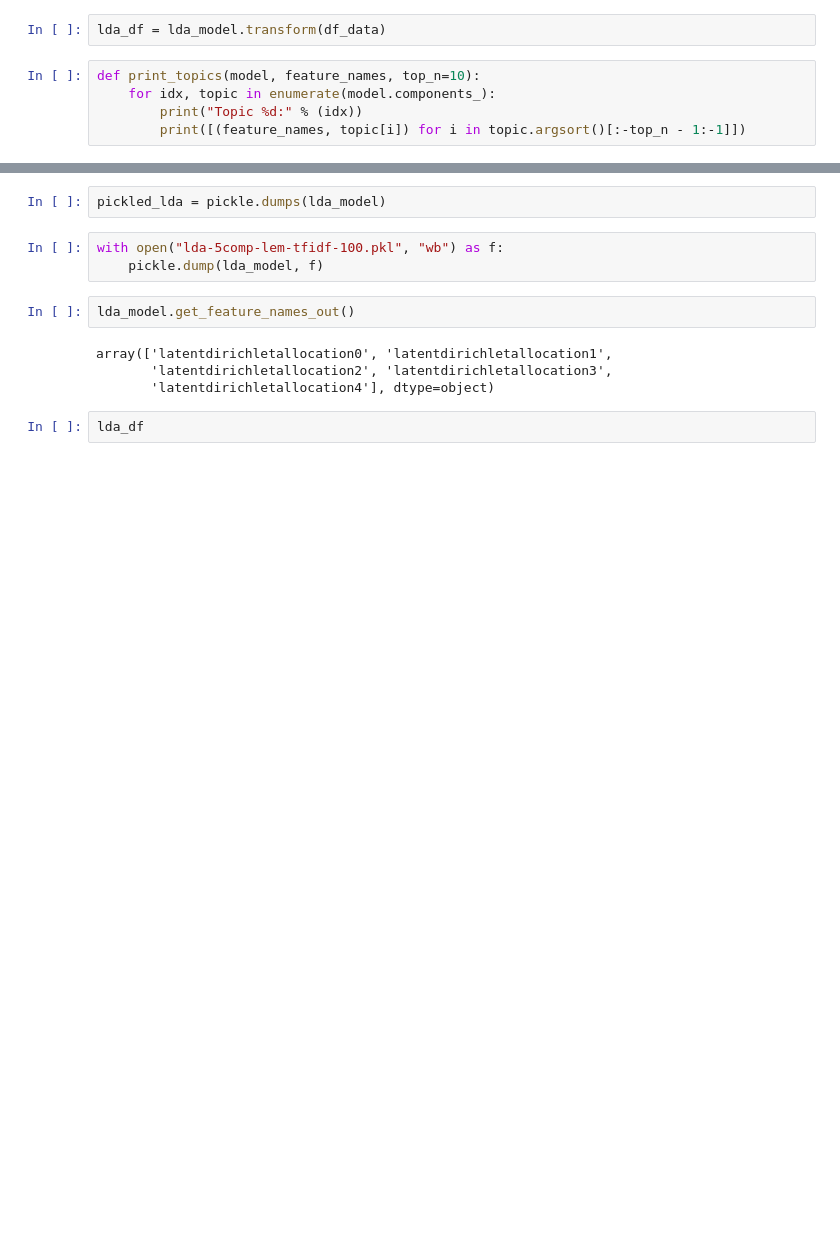
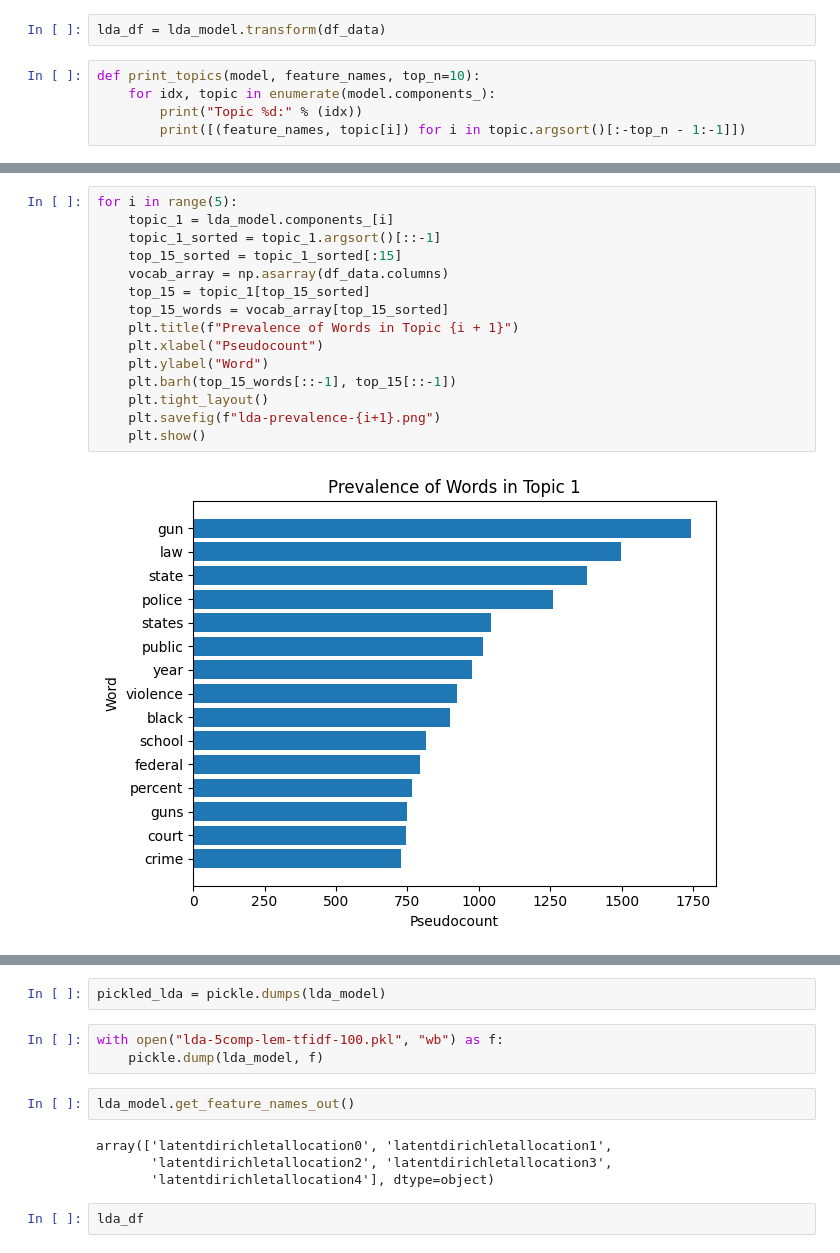
Before and after one commit to daniel-ethridge/text-mining-project, a Jupyter notebook: unsupervised-learning/lda.ipynb, the cells around one changed output, grey strips where cells are left out. Saved outputs shown, nothing was run; the diff lists cells and outputs as text; blank space fills up the shorter version.

```diff
--- a/unsupervised-learning/lda.ipynb
+++ b/unsupervised-learning/lda.ipynb
@@ -79,0 +95,17 @@ plt.show()
+# %%
+for i in range(5):
+    topic_1 = lda_model.components_[i]
+    topic_1_sorted = topic_1.argsort()[::-1]
+    top_15_sorted = topic_1_sorted[:15]
+    vocab_array = np.asarray(df_data.columns)
+    top_15 = topic_1[top_15_sorted]
+    top_15_words = vocab_array[top_15_sorted]
+    plt.title(f"Prevalence of Words in Topic {i + 1}")
+    plt.xlabel("Pseudocount")
+    plt.ylabel("Word")
+    plt.barh(top_15_words[::-1], top_15[::-1])
+    plt.tight_layout()
+    plt.savefig(f"lda-prevalence-{i+1}.png")
+    plt.show()
+# %% [output]
+[figure, added]
```
Also changed, not shown: parts of 14 cells of this notebook, 7 other files.
